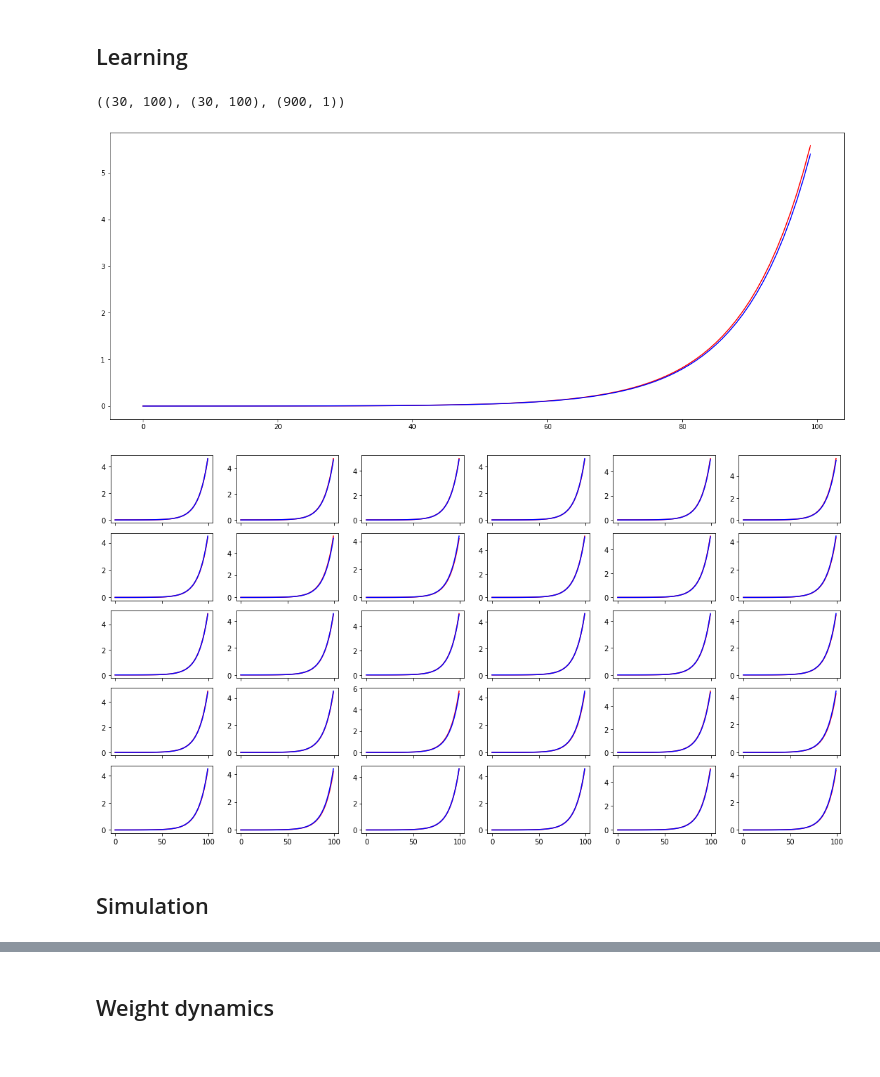
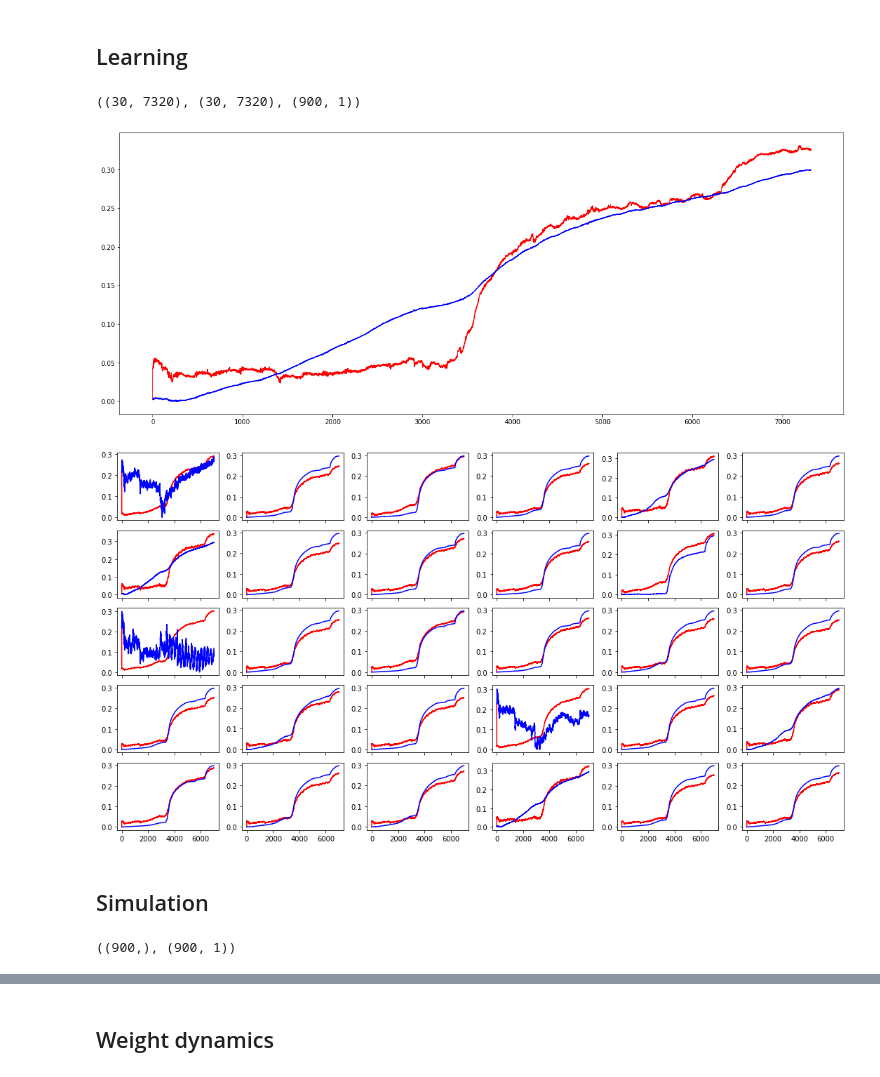
Before and after one commit to isVy08/ESTF, a Jupyter notebook: viz.ipynb, the cells around one changed output, grey strips where cells are left out. Cells and saved outputs as stored; diff of their text form; code cells hidden in the pictures.

```diff
--- a/viz.ipynb
+++ b/viz.ipynb
@@ -59,10 +57,10 @@ def scale_distance(d, range=[0,1]):
 # %%
-sim = load_pickle('output/sim.pickle')
+sim = load_pickle('output/mine.pickle')
 # %%
 sim[2] = sim[2].detach().numpy()
 sim[0].shape, sim[1].shape, sim[2].shape
 # %% [output]
-((30, 100), (30, 100), (900, 1))
+((30, 7320), (30, 7320), (900, 1))
 # %%
 plt.figure(figsize=(20,8))
 plt.plot(sim[1][10, :], c='r')
@@ -70,11 +68,11 @@ plt.plot(sim[0][10, :], c='b')
 
 plt.show()
 # %% [output]
-[figure, old version]
+[figure, new version]
 # %%
-plot_forecast(sim[0], sim[1], 5, 6, 0, 100)
+plot_forecast(sim[0], sim[1], 5, 6, 0, 7000)
 # %% [output]
-[figure, old version]
+[figure, new version]
 # %% [markdown]
 ## Simulation
 # %%
@@ -92,3 +84,7 @@ plt.scatter(d, sim[2][:, 0], c='r')
+# %%
+d_norm.shape, sim[2].shape
+# %% [output]
+((900,), (900, 1))
 # %%
 l = 0
 plt.figure(figsize=(20,10))
```
Also changed, not shown: parts of 7 cells of this notebook, 4 other files.
